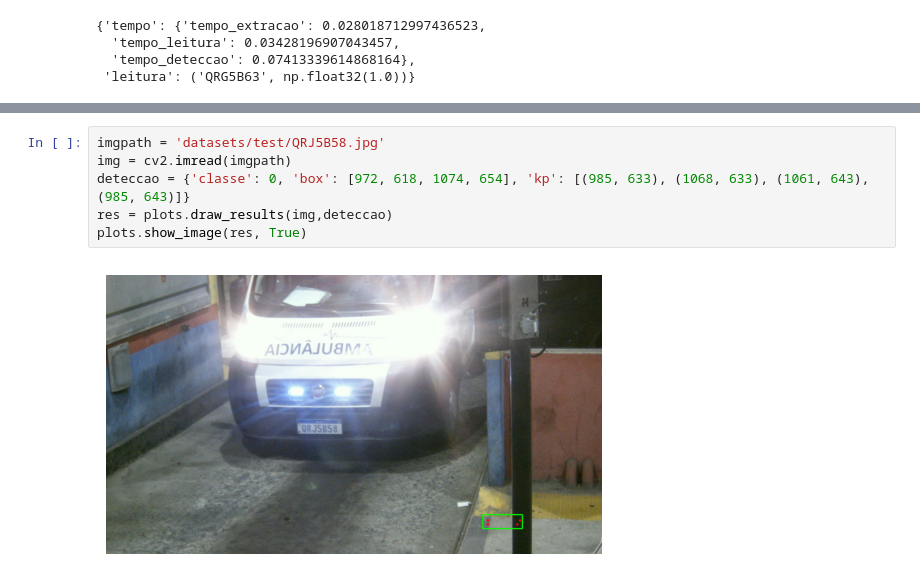
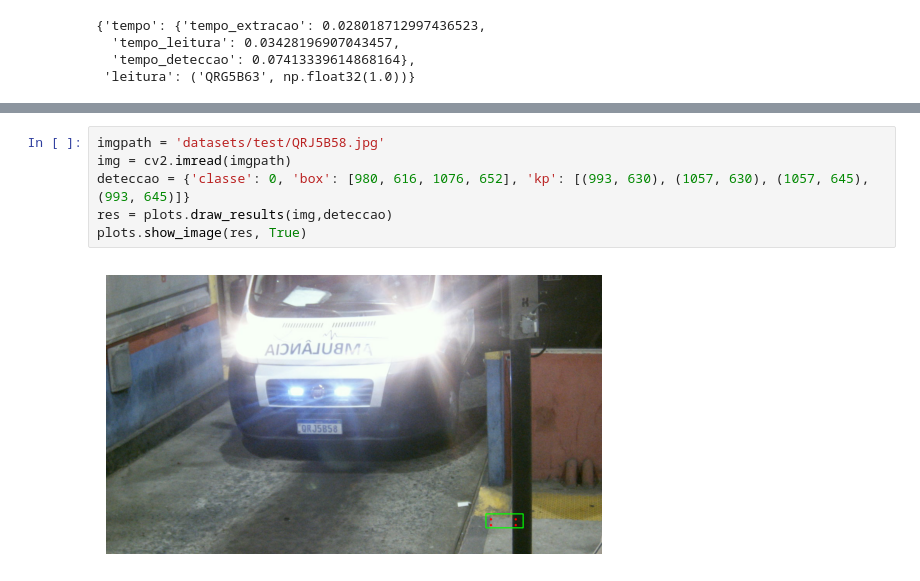
Before and after one commit to aruasouza/deteccao-placas-de-carro, a Jupyter notebook: pipeline.ipynb, the cells around one changed output, grey strips where cells are left out. Saved outputs shown, nothing was run; the diff lists cells and outputs as text.

```diff
--- a/pipeline.ipynb
+++ b/pipeline.ipynb
@@ -31,8 +31,8 @@ plots.show_image(res, True)
 # %%
 imgpath = 'datasets/test/QRJ5B58.jpg'
 img = cv2.imread(imgpath)
-deteccao = {'classe': 0, 'box': [972, 618, 1074, 654], 'kp': [(985, 633), (1068, 633), (1061, 643), (985, 643)]}
+deteccao = {'classe': 0, 'box': [980, 616, 1076, 652], 'kp': [(993, 630), (1057, 630), (1057, 645), (993, 645)]}
 res = plots.draw_results(img,deteccao)
 plots.show_image(res, True)
 # %% [output]
-[figure, old version]
+[figure, new version]
```
Also changed, not shown: parts of 2 cells of this notebook, 6 other files.
